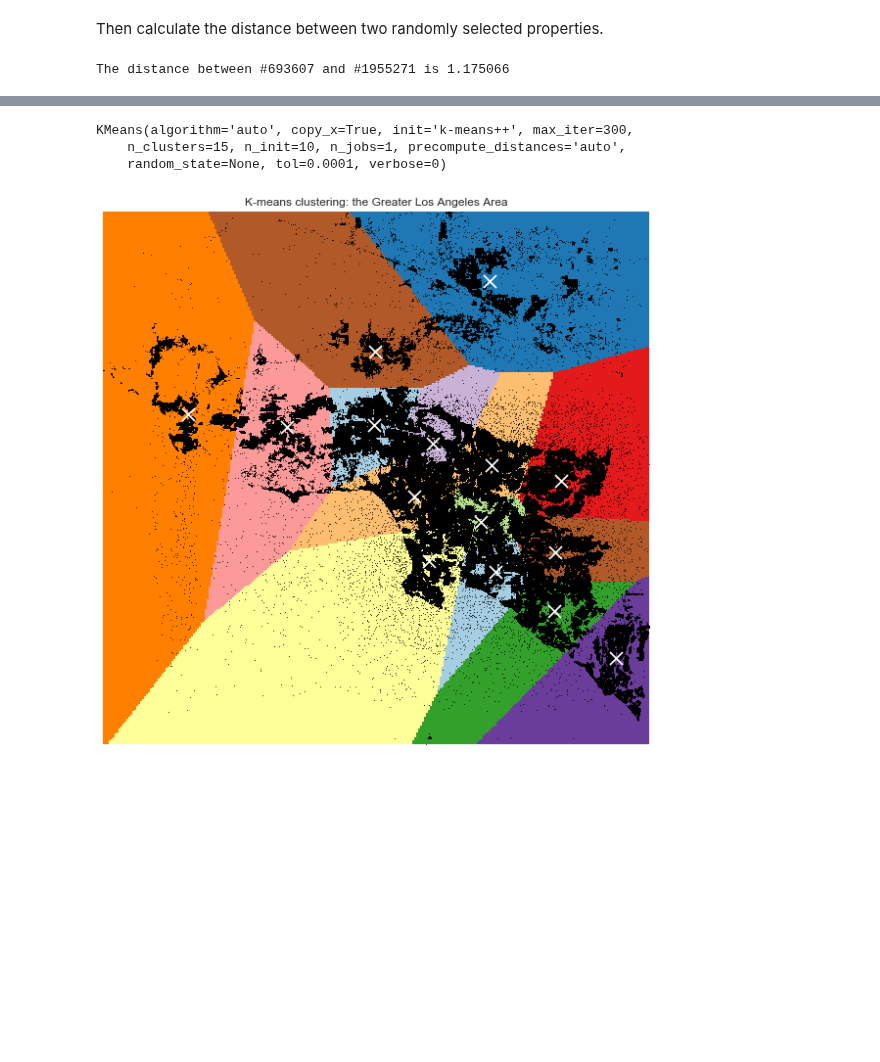
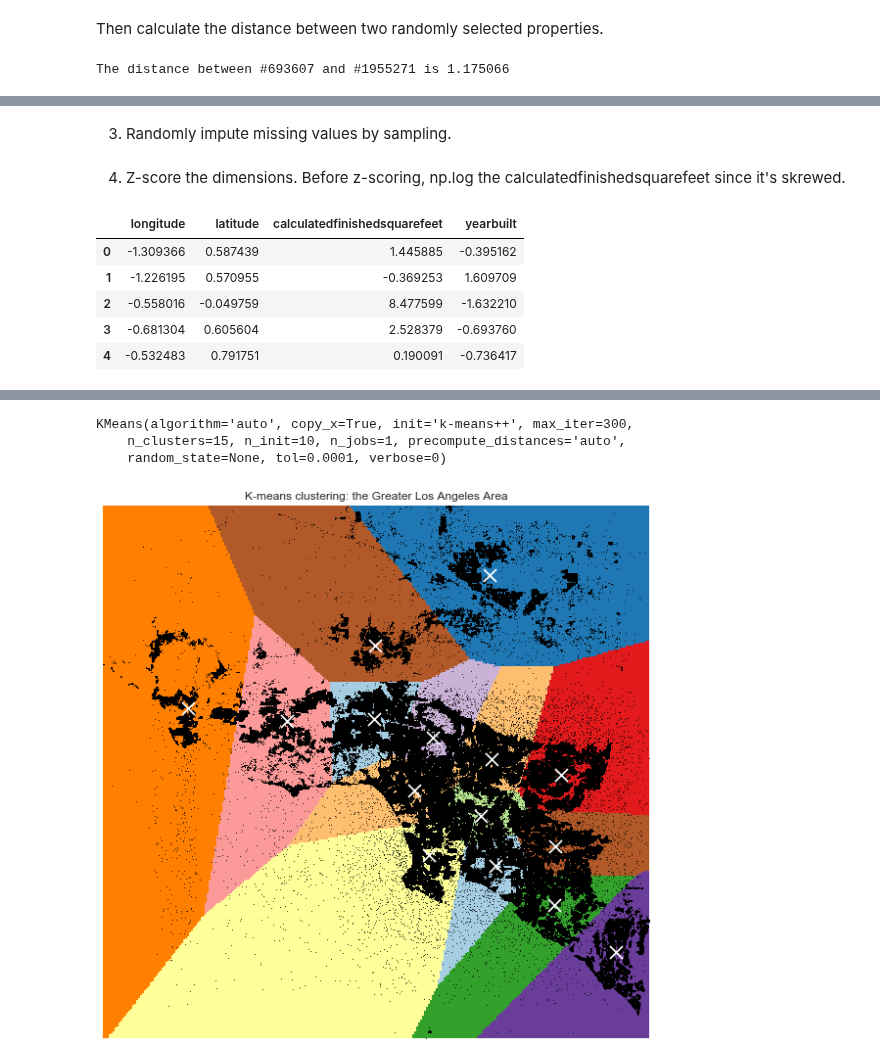
Before and after one commit to caitaozhan/CSE519-Homework-Project, a Jupyter notebook: HW3/HW3.ipynb, the cells around one changed output, grey strips where cells are left out. Drawn from its saved outputs; the diff is of its cells as text; code cells hidden in the pictures; blank space fills up the shorter version.

```diff
--- a/HW3/HW3.ipynb
+++ b/HW3/HW3.ipynb
@@ -364,0 +411,2 @@ del df_house16_clean                                 # release memory
+# %% [markdown]
+3) Randomly impute missing values by sampling.
@@ -364,0 +415,2 @@ del df_house16_clean                                 # release memory
+# %% [markdown]
+4) Z-score the dimensions. Before z-scoring, np.log the calculatedfinishedsquarefeet since it's skrewed.
@@ -364,0 +420,9 @@ del df_house16_clean                                 # release memory
+# %%
+df_house16_clean.head()
+# %% [output]
+|  | longitude | latitude | calculatedfinishedsquarefeet | yearbuilt |
+| 0 | -1.309366 | 0.587439 | 1.445885 | -0.395162 |
+| 1 | -1.226195 | 0.570955 | -0.369253 | 1.609709 |
+| 2 | -0.558016 | -0.049759 | 8.477599 | -1.632210 |
+| 3 | -0.681304 | 0.605604 | 2.528379 | -0.693760 |
+| 4 | -0.532483 | 0.791751 | 0.190091 | -0.736417 |
```
Also changed, not shown: parts of 45 cells of this notebook.
